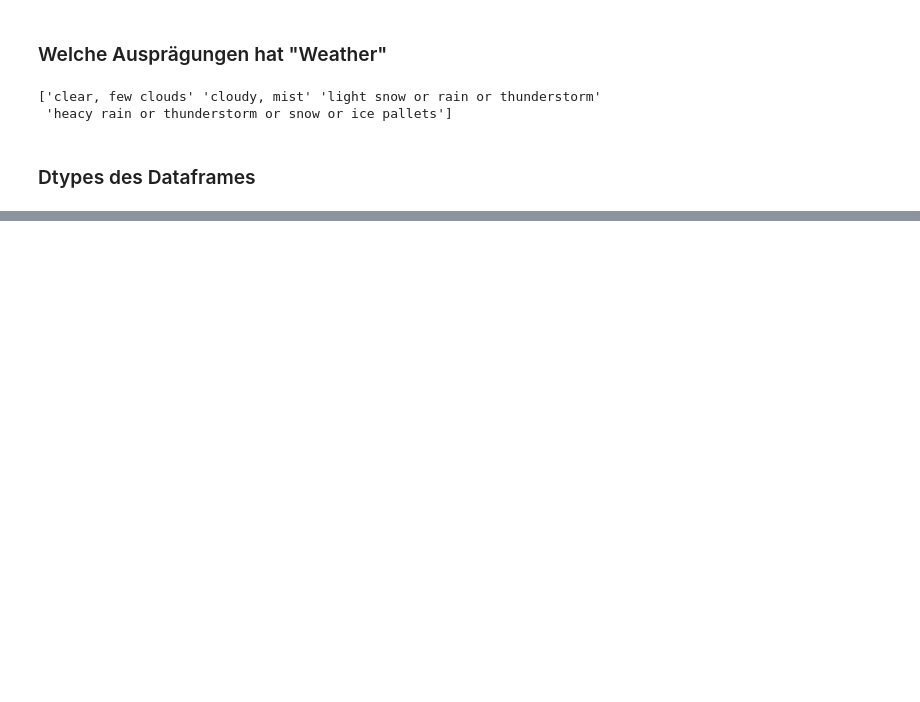
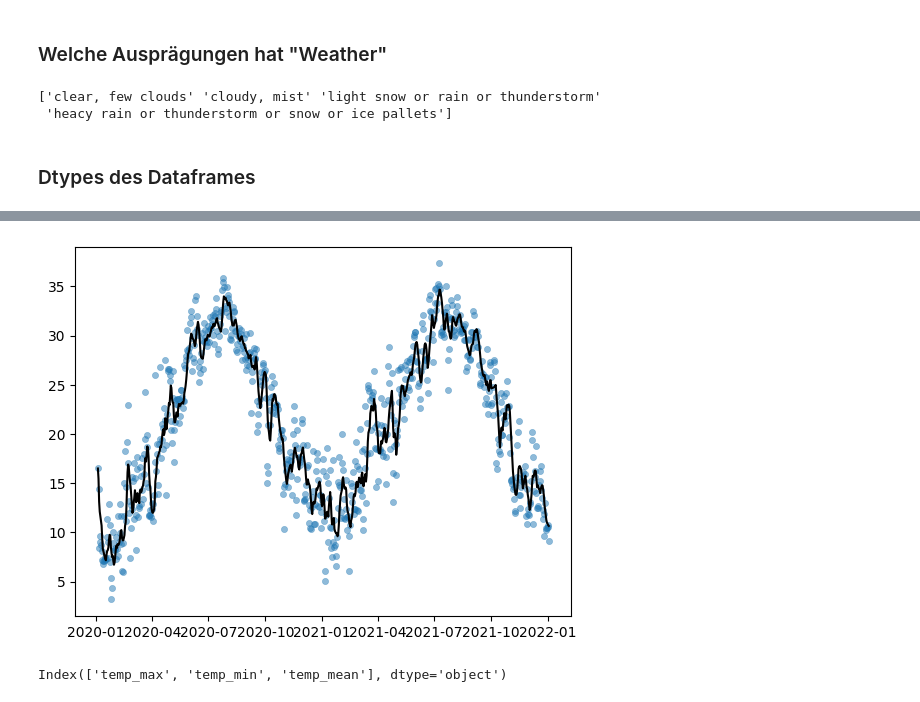
Before and after one commit to ElonRM/DA-BI_Project, a Jupyter notebook: project.ipynb, the cells around one changed output, grey strips where cells are left out. Drawn from its saved outputs; the diff is of its cells as text; code cells hidden in the pictures; blank space fills up the shorter version.

Commit message:
ein paar neue Graphen zum Temperaturverlauf und alte Code Beispiele zur Orientierung

```diff
--- a/project.ipynb
+++ b/project.ipynb
@@ -4,0 +11,4 @@ import plotly.express as px
+# %%
+df["date"] = df["datetime"].dt.date
+df["day_name"] = df["datetime"].dt.day_name()
+df.head()
@@ -5,5 +22,2 @@ import plotly.express as px
 # %% [markdown]
 ### NA-Werte überprüfen
-# %%
-df = pd.read_parquet('/Users/timehmann/Library/Mobile Documents/com~apple~CloudDocs/Studium/Data_Science_Semester3/Data_Analytics_Business_Intelligence/Projekt/escooter_history_2022.parquet')
-msno.matrix(df)
@@ -81,0 +89,2 @@ plt.show()
+# %%
+df = df.drop(df[df.temp > 100].index)
@@ -81,0 +93,3 @@ plt.show()
+# %%
+df_date_temp_agg = df.groupby(by="date").agg({"temp": ['max', 'min', 'mean']})
+df_date_temp_agg["temp"]["mean"].rolling(5, min_periods = 0).mean()
@@ -81,0 +110,11 @@ plt.show()
+# %%
+plt.scatter(x=df_date_temp_agg.index, y=df_date_temp_agg["temp"]['mean'], alpha=0.5, linewidths=0.4, s=20)
+plt.plot(df_date_temp_agg.index, df_date_temp_agg["temp"]["mean"].rolling(7, min_periods=0).mean(), color = "black")
+plt.show()
+# %% [output]
+[figure, added]
+# %%
+df_date_temp_agg.columns = ["_".join(col) for col in df_date_temp_agg.columns.values]
+df_date_temp_agg.columns
+# %% [output]
+Index(['temp_max', 'temp_min', 'temp_mean'], dtype='object')
```
Also changed, not shown: parts of 18 cells of this notebook, 5 other files.
